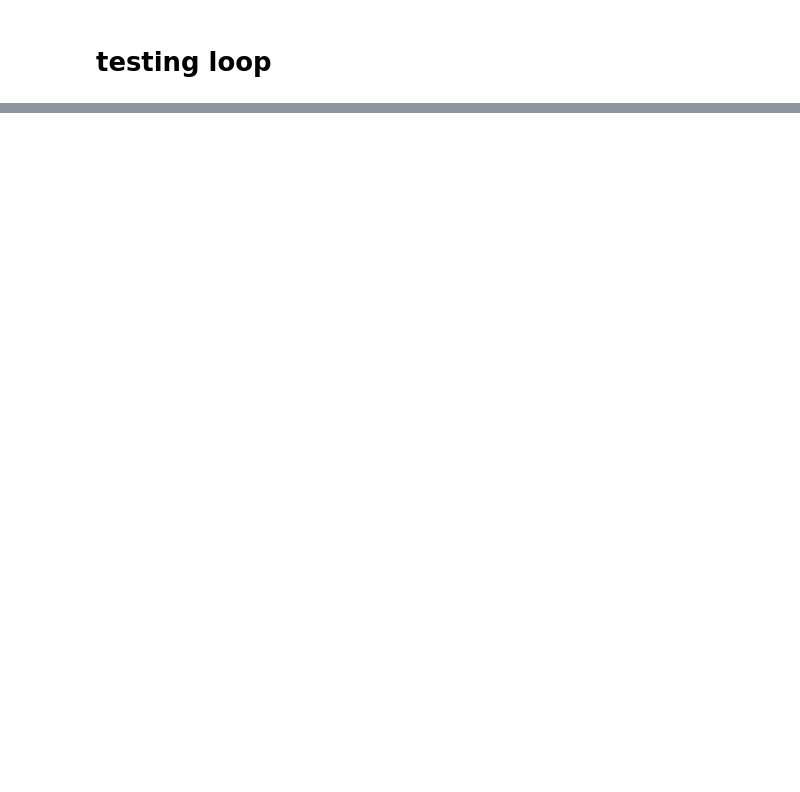
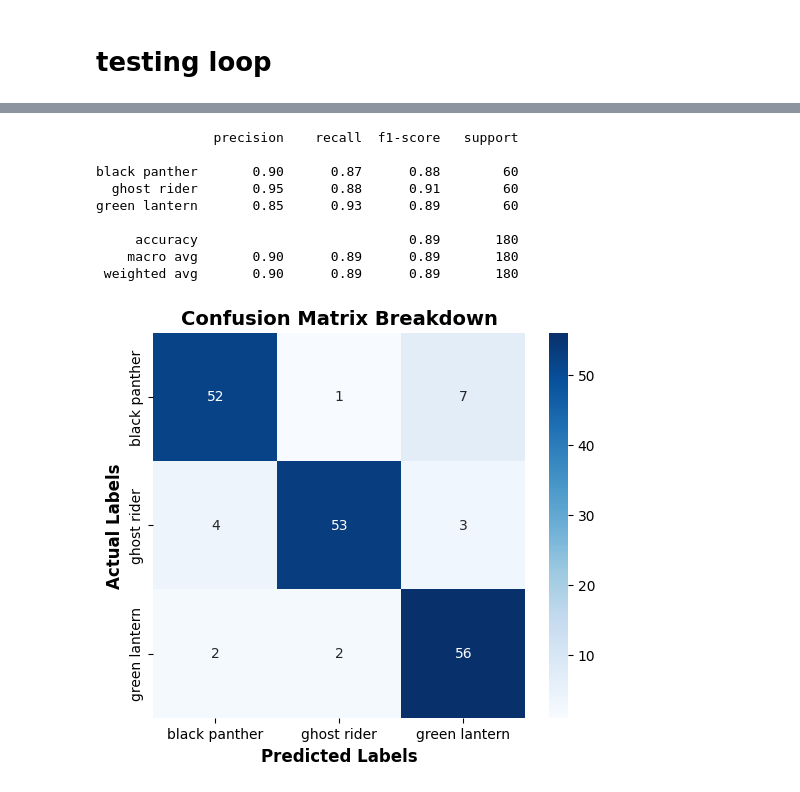
Before and after one commit to Samikhxnn/customdataset_pytorch_classifier, a Jupyter notebook: CustomDataset(classification)_Pytorch.ipynb, the cells around one changed output, grey strips where cells are left out. Drawn from its saved outputs; the diff is of its cells as text; code cells hidden in the pictures; blank space fills up the shorter version.

```diff
--- a/CustomDataset(classification)_Pytorch.ipynb
+++ b/CustomDataset(classification)_Pytorch.ipynb
@@ -190,0 +229,27 @@ accuracy 87.77777777777777
+# %%
+import seaborn as sns
+from sklearn.metrics import classification_report
+
+# Print the exact text breakdown first
+print(classification_report(all_labels, all_preds, target_names=train_dataset.classes))
+
+# Plot a much cleaner, labeled heatmap
+plt.figure(figsize=(6, 5))
+sns.heatmap(cm, annot=True, fmt='d', cmap='Blues',
+            xticklabels=train_dataset.classes,
+            yticklabels=train_dataset.classes)
+plt.xlabel('Predicted Labels', fontsize=12, fontweight='bold')
+plt.ylabel('Actual Labels', fontsize=12, fontweight='bold')
+plt.title('Confusion Matrix Breakdown', fontsize=14, fontweight='bold')
+plt.show()
+# %% [output]
+               precision    recall  f1-score   support
+
+black panther       0.90      0.87      0.88        60
+  ghost rider       0.95      0.88      0.91        60
+green lantern       0.85      0.93      0.89        60
+
+     accuracy                           0.89       180
+    macro avg       0.90      0.89      0.89       180
+ weighted avg       0.90      0.89      0.89       180
+[figure, added]
```
Also changed, not shown: parts of 6 cells of this notebook.
